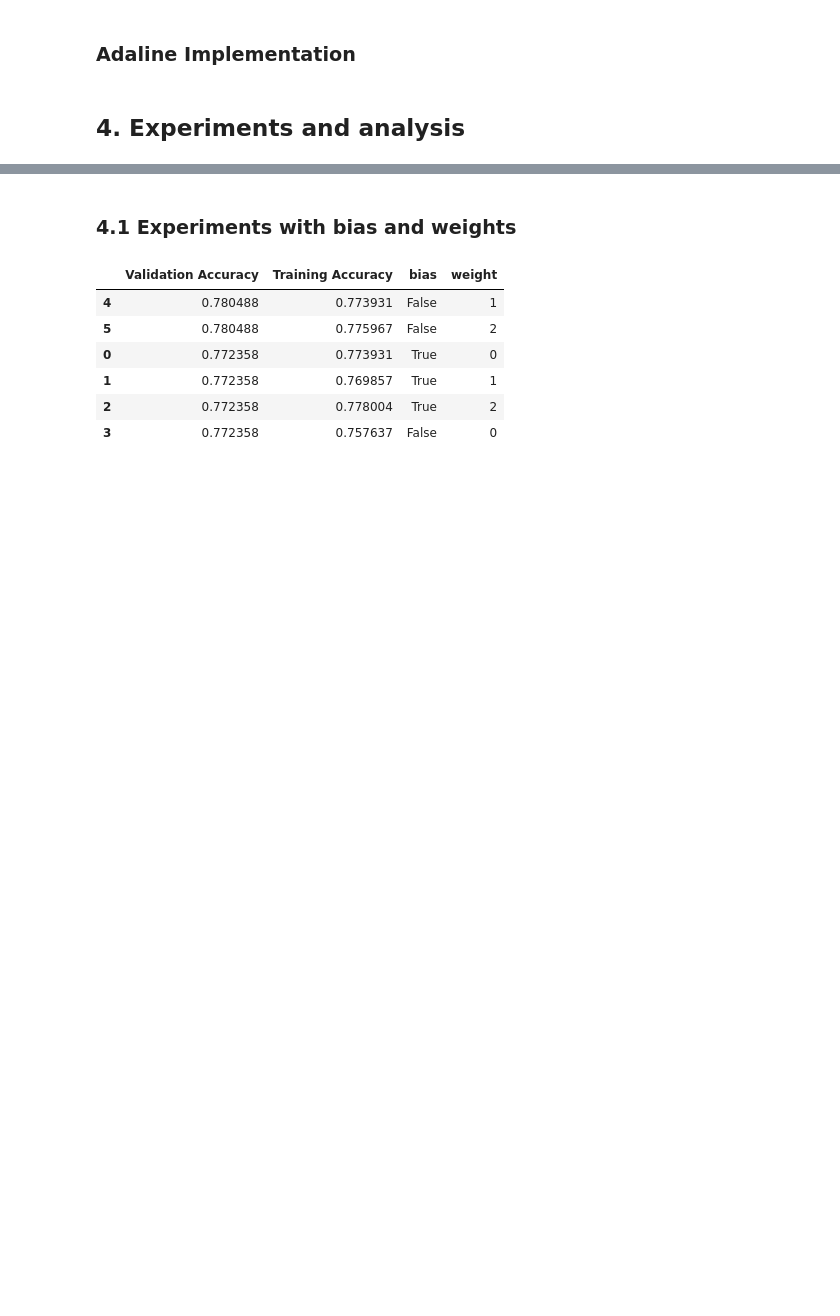
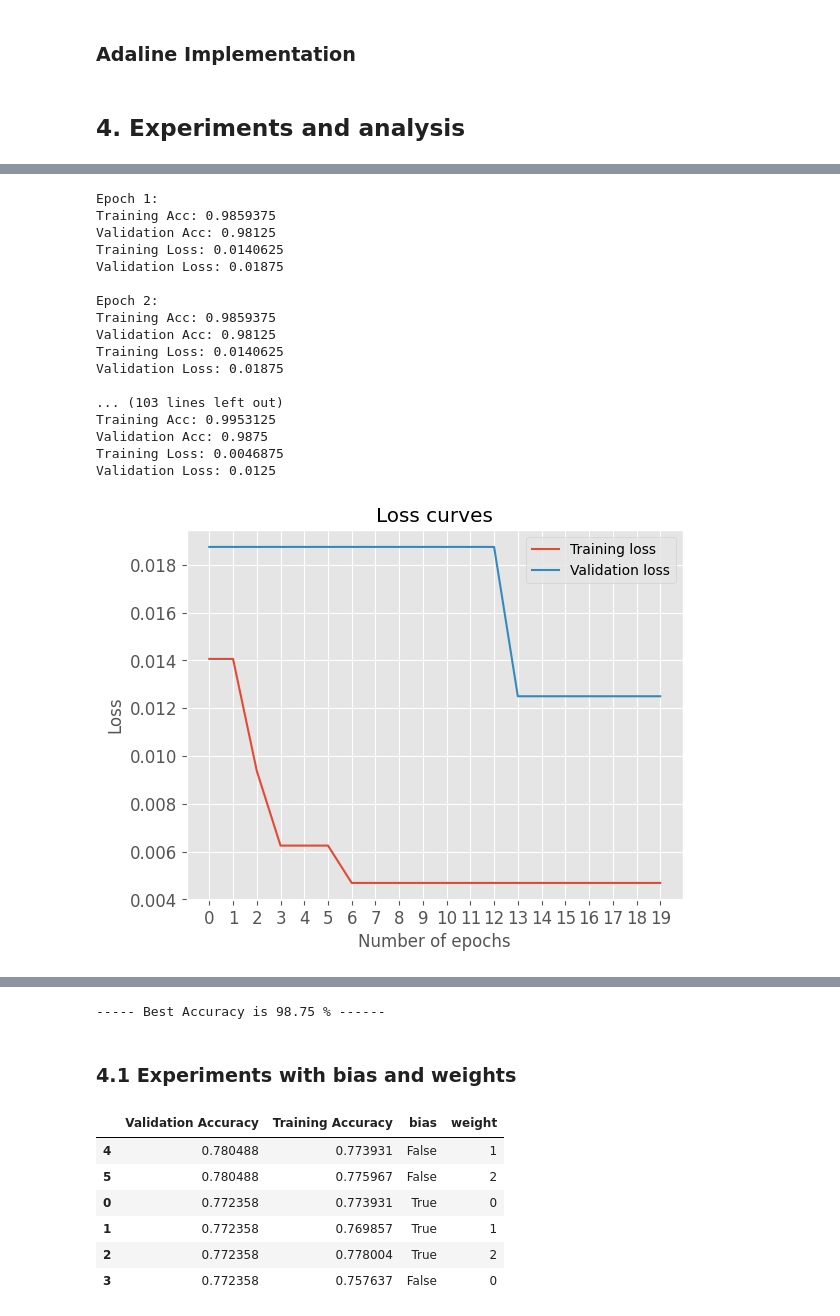
Before and after one commit to KaneZhao/deep-learning-assignments, a Jupyter notebook: assignment1/Assignment1.ipynb, the cells around one changed output, grey strips where cells are left out. Saved outputs shown, nothing was run; the diff lists cells and outputs as text; code cells hidden in the pictures; blank space fills up the shorter version.

```diff
--- a/assignment1/Assignment1.ipynb
+++ b/assignment1/Assignment1.ipynb
@@ -414,0 +435,33 @@ class Adaline(Perceptron):
+# %%
+X_bigtrain_sample, X_test_sample, y_bigtrain_sample, y_test_sample = train_test_split(sample_X, sample_y, test_size=0.2, random_state=42)
+X_train_sample, X_val_sample, y_train_sample, y_val_sample = train_test_split(X_bigtrain_sample, y_bigtrain_sample, test_size=0.2, random_state=42)
+# %%
+# Create a simple perceptron
+perceptron = Perceptron(X_train_sample, y_train_sample, X_val_sample, y_val_sample, lr=0.01, loss_type="zero-one", bias=False,
+                        seed=200, earlyStopping=20)
+perceptron.train(epochs=20, verbose=True)
+
+# Choose the best model
+perceptron.setBestWeights()
+
+# show best accuracy
+perceptron.showBestAccuracy()
+# %% [output]
+Epoch 1:
+Training Acc: 0.9859375
+Validation Acc: 0.98125
+Training Loss: 0.0140625
+Validation Loss: 0.01875
+
+Epoch 2:
+Training Acc: 0.9859375
+Validation Acc: 0.98125
+Training Loss: 0.0140625
+Validation Loss: 0.01875
+
+... (103 lines left out)
+Training Acc: 0.9953125
+Validation Acc: 0.9875
+Training Loss: 0.0046875
+Validation Loss: 0.0125
+[figure, added]
@@ -415,3 +469,4 @@ class Adaline(Perceptron):
+----- Best Accuracy is 98.75 % ------
 # %% [markdown]
 ### 4.1 Experiments with bias and weights
 # %%
```
Also changed, not shown: parts of 3 cells of this notebook.
